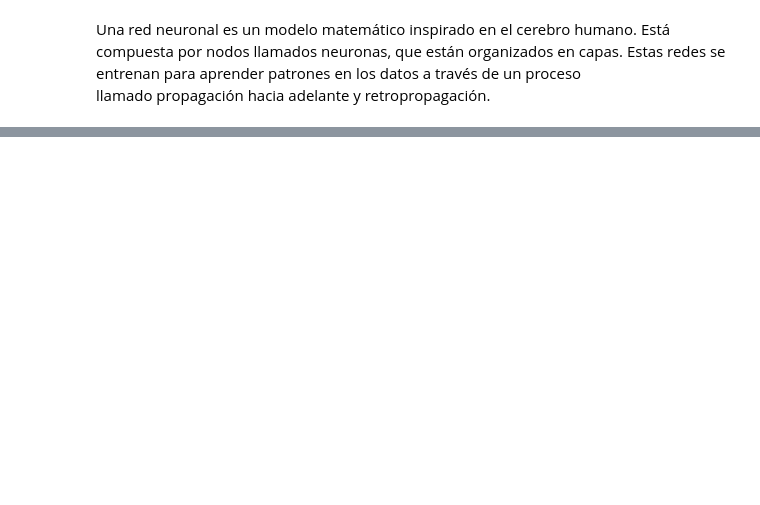
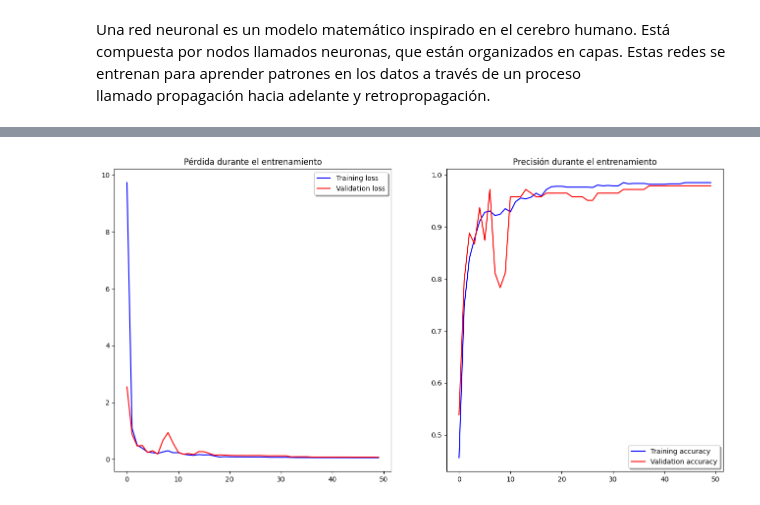
Before and after one commit to J0rge14/TrabajoTemperatura, a Jupyter notebook: redneuronal.ipynb, the cells around one changed output, grey strips where cells are left out. Drawn from its saved outputs; the diff is of its cells as text; code cells hidden in the pictures; blank space fills up the shorter version.

```diff
--- a/redneuronal.ipynb
+++ b/redneuronal.ipynb
@@ -139,0 +206,25 @@ Ejemplo 5: Predicho → partly-cloudy-day | Real → partly-cloudy-day
+# %%
+np.random.seed(42)
+tf.random.set_seed(42)
+
+model = keras.Sequential([
+    keras.layers.Dense(128, activation='relu', input_shape=(X.shape[1],)),
+    keras.layers.Dense(32, activation='relu'),
+    keras.layers.Dense(64, activation='relu'),
+    keras.layers.Dense(5, activation='softmax')
+])
+
+
+# 5. Compilar el modelo
+model.compile(optimizer='adam',
+              loss='categorical_crossentropy',
+              metrics=['accuracy'])
+
+early_stop = EarlyStopping(monitor='val_loss', patience=5, restore_best_weights=True)
+reduce_lr = ReduceLROnPlateau(monitor='val_loss', factor=0.5, patience=3)
+# 6. Entrenar el modelo
+history = model.fit(X_train, y_train, epochs=50, batch_size=32, validation_split=0.1, callbacks=[early_stop, reduce_lr])
+
+# 7. Evaluar en el conjunto de prueba
+test_loss, test_acc = model.evaluate(X_test, y_test, verbose=0)
+print(f"Precisión en test: {test_acc:.4f}")
@@ -139,0 +249,18 @@ Ejemplo 5: Predicho → partly-cloudy-day | Real → partly-cloudy-day
+# %%
+fig, ax = plt.subplots(1, 2, figsize=(16, 8))
+
+# Pérdida
+ax[0].plot(history.history['loss'], color='b', label="Training loss")
+ax[0].plot(history.history['val_loss'], color='r', label="Validation loss")
+ax[0].legend(loc='best', shadow=True)
+ax[0].set_title('Pérdida durante el entrenamiento')
+
+# Precisión
+ax[1].plot(history.history['accuracy'], color='b', label="Training accuracy")
+ax[1].plot(history.history['val_accuracy'], color='r', label="Validation accuracy")
+ax[1].legend(loc='best', shadow=True)
+ax[1].set_title('Precisión durante el entrenamiento')
+
+plt.show()
+# %% [output]
+[figure, added]
```
Also changed, not shown: parts of 7 cells of this notebook.
